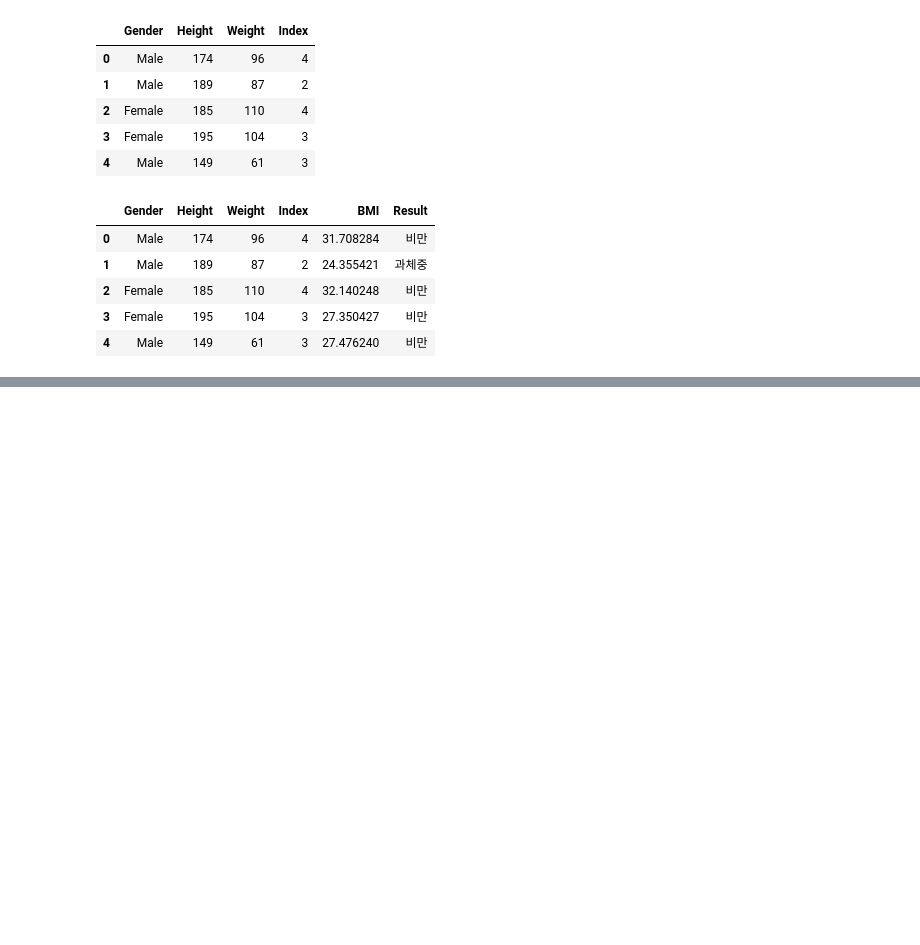
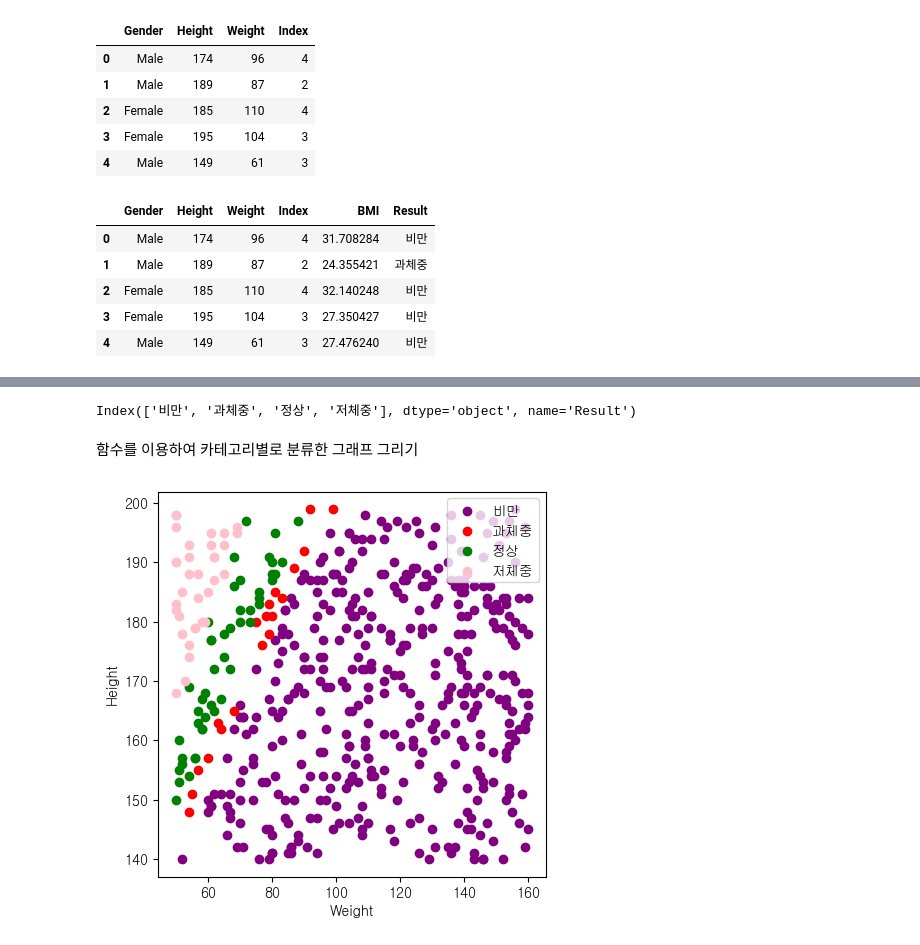
Before and after one commit to kitae104/Pandas_Data_Analytics, a Jupyter notebook: 07_데이터분석/01_BMI_데이터_분석/01_BMI_분석_예측.ipynb, the cells around one changed output, grey strips where cells are left out. Drawn from its saved outputs; the diff is of its cells as text; code cells hidden in the pictures; blank space fills up the shorter version.

```diff
--- a/07_데이터분석/01_BMI_데이터_분석/01_BMI_분석_예측.ipynb
+++ b/07_데이터분석/01_BMI_데이터_분석/01_BMI_분석_예측.ipynb
@@ -257,0 +314,3 @@ data3.head()
+# %%
+data4 = data3.set_index(keys=['Result'], inplace=False)
+data4.head()
@@ -257,0 +325,26 @@ data3.head()
+# %%
+data4.index.unique()
+# %% [output]
+Index(['비만', '과체중', '정상', '저체중'], dtype='object', name='Result')
+# %% [markdown]
+함수를 이용하여 카테고리별로 분류한 그래프 그리기
+# %%
+def myScatter (label, color) :
+    la_data = data4.loc[label]
+    plt.scatter(la_data['Weight'],
+               la_data['Height'],
+               c = color,
+               label = label)
+# %%
+plt.figure(figsize=(5,5))
+myScatter('비만','purple')
+myScatter('과체중','red')
+myScatter('정상','green')
+myScatter('저체중','pink')
+
+plt.legend()
+plt.xlabel('Weight')
+plt.ylabel('Height')
+plt.show()
+# %% [output]
+[figure, added]
```
Also changed, not shown: parts of 18 cells of this notebook.
